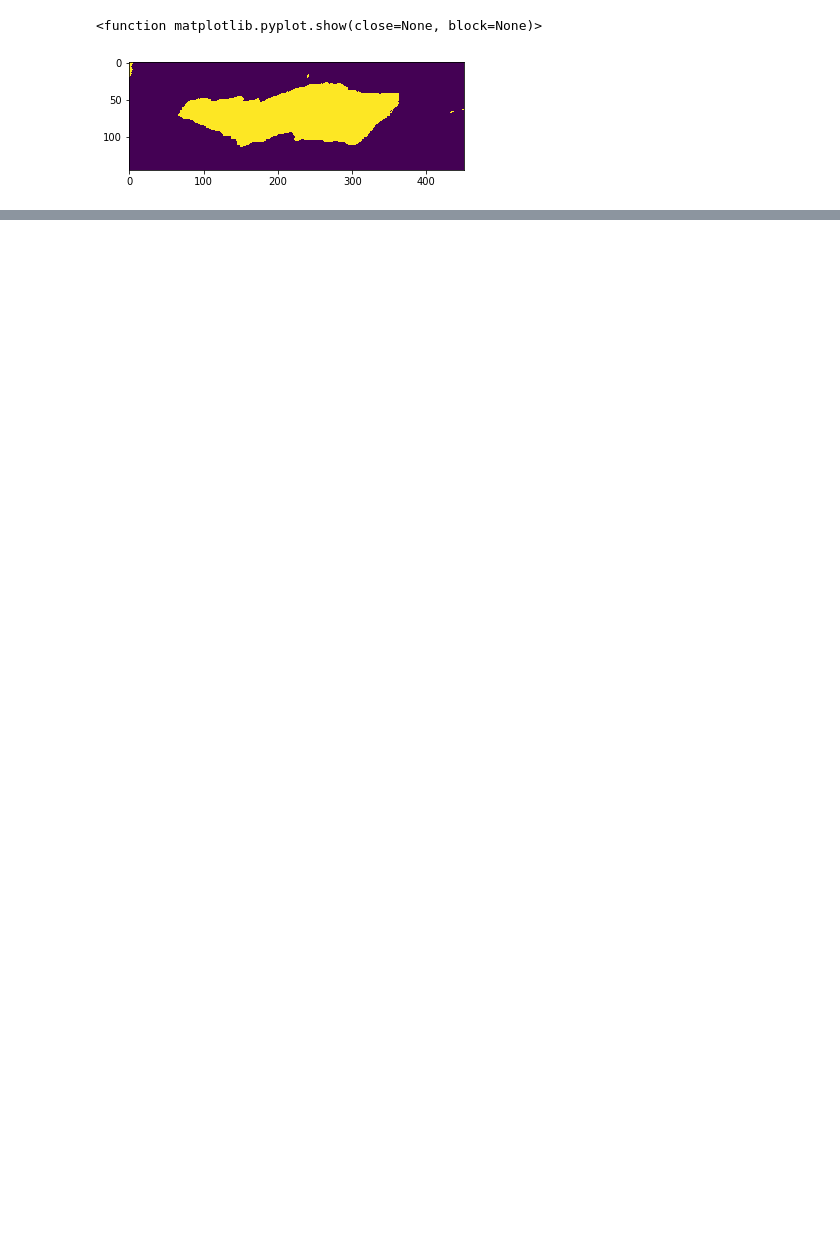
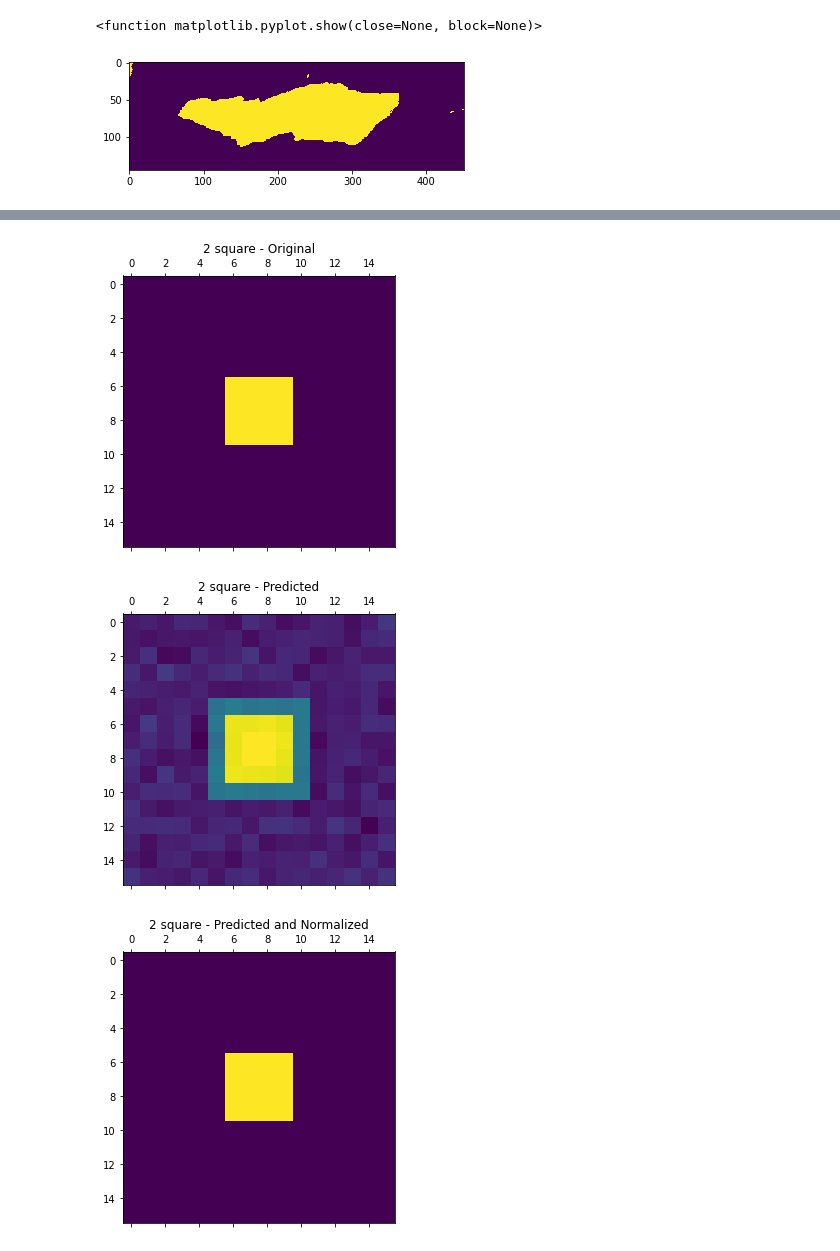
Before and after one commit to marcovc41/AIChallenge, a Jupyter notebook: water-body-prdeiction.ipynb, the cells around one changed output, grey strips where cells are left out. Drawn from its saved outputs; the diff is of its cells as text; code cells hidden in the pictures; blank space fills up the shorter version.

```diff
--- a/water-body-prdeiction.ipynb
+++ b/water-body-prdeiction.ipynb
@@ -218,0 +376,14 @@ print('MAE: %.3f (%.3f)' % (numpy.mean(results), numpy.std(results))) # Mean Abs
+# %%
+newX = tf.constant([2])
+y_predicted = model.predict(newX)
+y_predicted_normalized_round = normalize(y_predicted)
+
+title = '2 square - Original'
+ed.plot_map(rect_2.flatten(), rows, columns, title)
+
+title = '2 square - Predicted'
+ed.plot_map(y_predicted, rows, columns, title)
+
+title = '2 square - Predicted and Normalized'
+ed.plot_map(y_predicted_normalized_round, rows, columns, title)
+# %% [output]
@@ -218,0 +391,3 @@ print('MAE: %.3f (%.3f)' % (numpy.mean(results), numpy.std(results))) # Mean Abs
+[figure, added]
+[figure, added]
+[figure, added]
```
Also changed, not shown: parts of 22 cells of this notebook, 1 other file.
